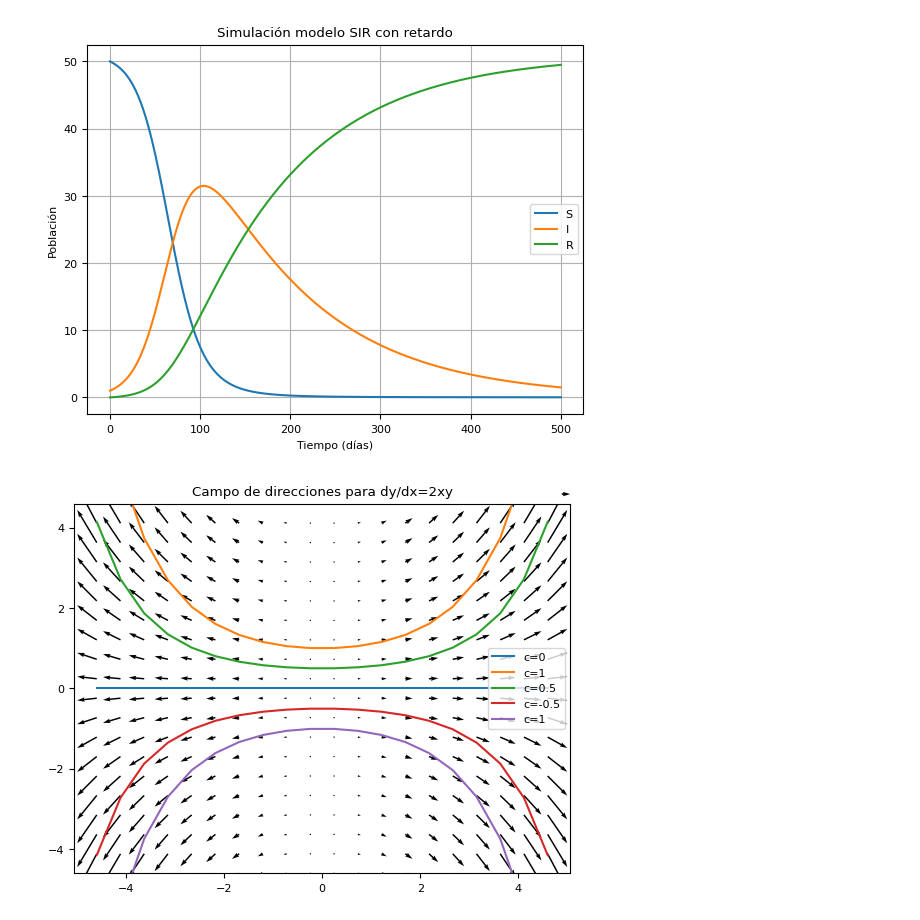
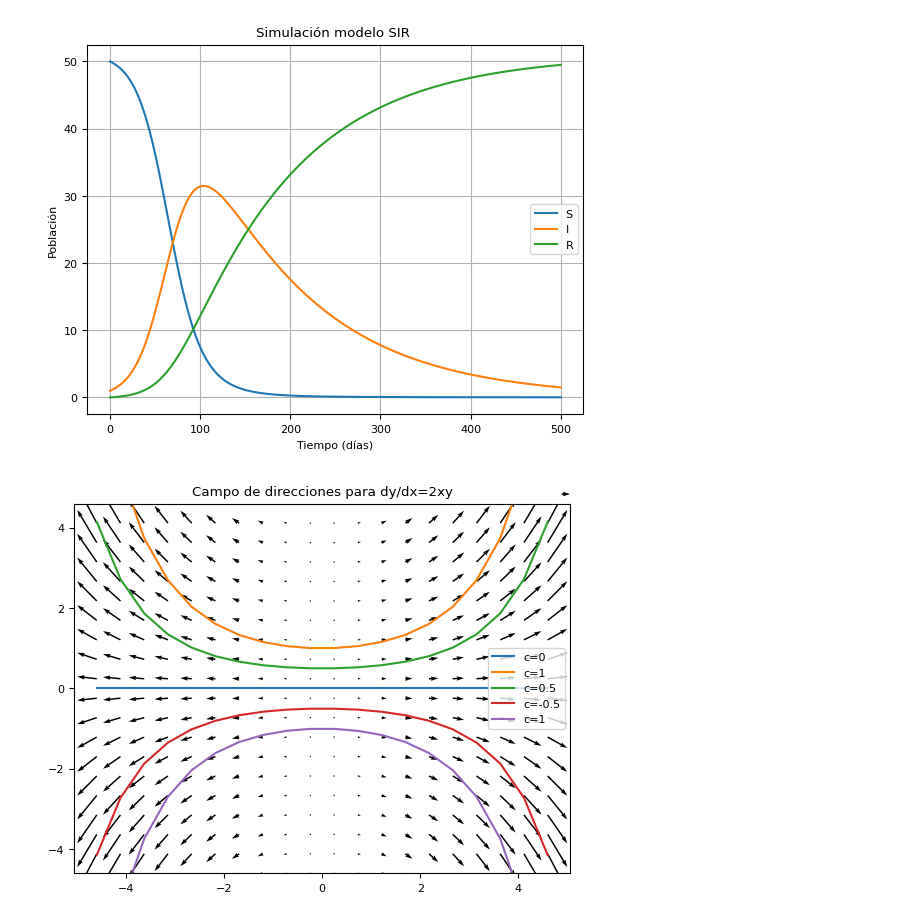
Before and after one commit to nathalia1128/Proyecto_de_grado, a Jupyter notebook: Figuras/Figuras.ipynb, the cells around one changed output. Saved outputs shown, nothing was run; the diff lists cells and outputs as text; code cells hidden in the pictures.

```diff
--- a/Figuras/Figuras.ipynb
+++ b/Figuras/Figuras.ipynb
@@ -1,8 +5,4 @@
 # %%
-import numpy as np
-from scipy.integrate import odeint
-import matplotlib.pyplot as plt
-
 # SIR model equations
 def SIR_model(y, t, beta, gamma):
     S, I, R = y
@@ -18,34 +18,33 @@ Initial conditions (such as S0, I0, and R0) are not to be random but I hardcoded
 S0 = 50.
 I0 = 1.
 R0 = 0.
 y0 = [S0, I0, R0]
 
 # Parameters
 # β (beta) is transmission rate and I chose 30%. γ (gamma) is set to 1%
 beta = 0.0013
 gamma = 0.0083
 
 # Time vector
 t = np.linspace(0, 500, 2000)  # Simulate for 200 days
 
 # Solve the SIR model equations using odeint()
 solution = odeint(SIR_model, y0, t, args=(beta, gamma))
 
 # Extract results
 S, I, R = solution.T
 
 # Plot the results
 #plt.figure(figsize=(10, 6))
 plt.plot(t, S, label='S')
 plt.plot(t, I, label='I')
 plt.plot(t, R, label='R')
 plt.xlabel('Tiempo (días)')
 plt.ylabel('Población')
-plt.title('Simulación modelo SIR con retardo')
+plt.title('Simulación modelo SIR ')
 plt.legend()
 plt.grid(True)
-plt.show()
 plt.savefig('SIR.png')
 # %% [output]
-[figure, old version]
+[figure, new version]
 # %%
```
Also changed, not shown: parts of 3 cells of this notebook, 26 other files.
